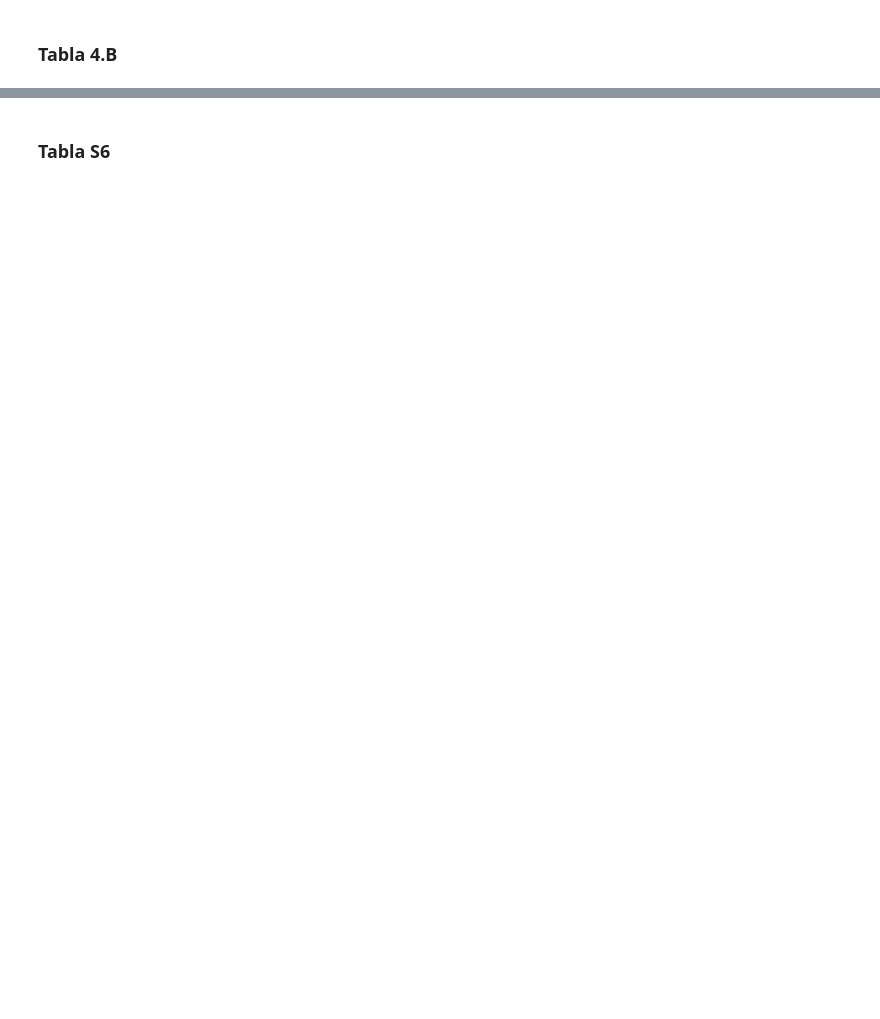
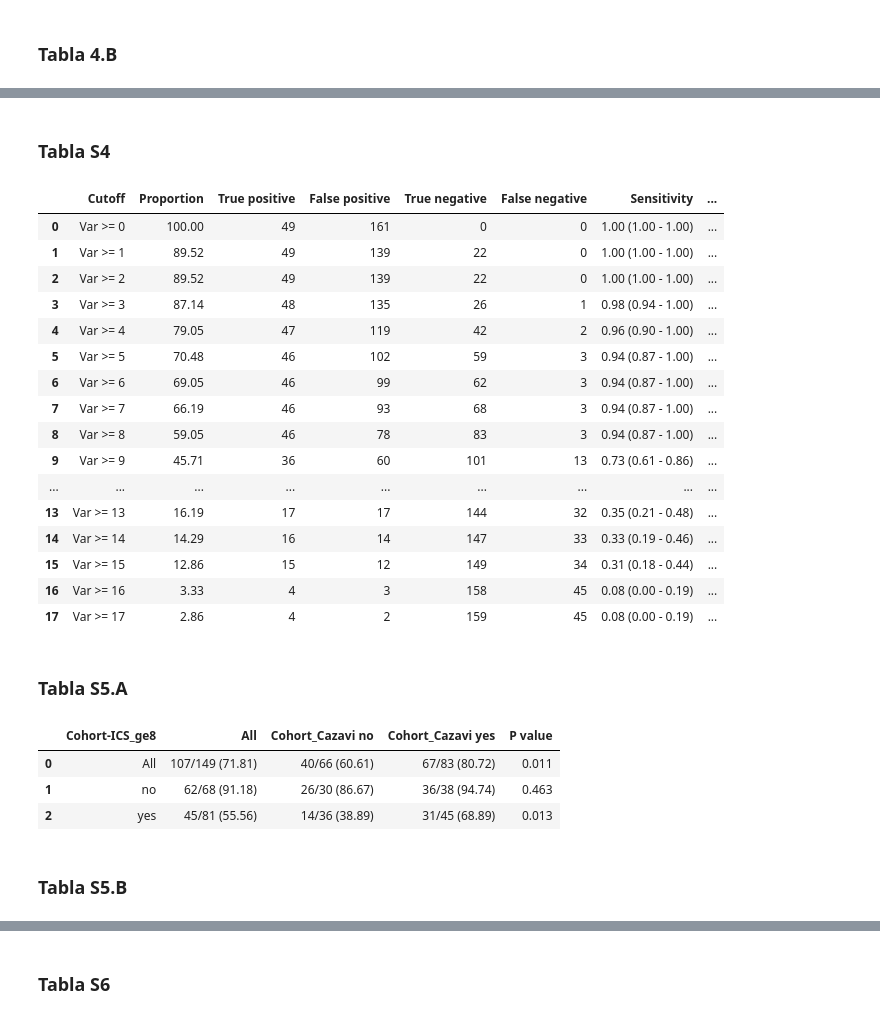
Before and after one commit to JuantonioMS/pystats_utils_base, a Jupyter notebook: test.ipynb, the cells around one changed output, grey strips where cells are left out. Saved outputs shown, nothing was run; the diff lists cells and outputs as text; code cells hidden in the pictures; blank space fills up the shorter version.

Commit message:
New pipelines

```diff
--- a/test.ipynb
+++ b/test.ipynb
@@ -228,0 +340,61 @@ dtype: int64
+# %% [markdown]
+### Tabla S4
+# %%
+import pandas as pd
+
+dataframe = pd.read_excel("./test/database/database.xlsx")
+workDataframe = dataframe[dataframe["Cohort_Global"] == "yes"]
+
+from pystats_utils.pipeline import CutoffTable
+
+result = CutoffTable(dataframe = workDataframe,
+                    classVariable = "Mortality_31d",
+                    targetVariable = "ICS_SOT_score").run()
+
+result.to_excel("tabla_S4_raw.xlsx")
+result
+# %% [output]
+|  | Cutoff | Proportion | True positive | False positive | True negative | False negative | Sensitivity | ... |
+| 0 | Var >= 0 | 100.00 | 49 | 161 | 0 | 0 | 1.00 (1.00 - 1.00) | ... |
+| 1 | Var >= 1 | 89.52 | 49 | 139 | 22 | 0 | 1.00 (1.00 - 1.00) | ... |
+| 2 | Var >= 2 | 89.52 | 49 | 139 | 22 | 0 | 1.00 (1.00 - 1.00) | ... |
+| 3 | Var >= 3 | 87.14 | 48 | 135 | 26 | 1 | 0.98 (0.94 - 1.00) | ... |
+| 4 | Var >= 4 | 79.05 | 47 | 119 | 42 | 2 | 0.96 (0.90 - 1.00) | ... |
+| 5 | Var >= 5 | 70.48 | 46 | 102 | 59 | 3 | 0.94 (0.87 - 1.00) | ... |
+| 6 | Var >= 6 | 69.05 | 46 | 99 | 62 | 3 | 0.94 (0.87 - 1.00) | ... |
+| 7 | Var >= 7 | 66.19 | 46 | 93 | 68 | 3 | 0.94 (0.87 - 1.00) | ... |
+| 8 | Var >= 8 | 59.05 | 46 | 78 | 83 | 3 | 0.94 (0.87 - 1.00) | ... |
+| 9 | Var >= 9 | 45.71 | 36 | 60 | 101 | 13 | 0.73 (0.61 - 0.86) | ... |
+| ... | ... | ... | ... | ... | ... | ... | ... | ... |
+| 13 | Var >= 13 | 16.19 | 17 | 17 | 144 | 32 | 0.35 (0.21 - 0.48) | ... |
+| 14 | Var >= 14 | 14.29 | 16 | 14 | 147 | 33 | 0.33 (0.19 - 0.46) | ... |
+| 15 | Var >= 15 | 12.86 | 15 | 12 | 149 | 34 | 0.31 (0.18 - 0.44) | ... |
+| 16 | Var >= 16 | 3.33 | 4 | 3 | 158 | 45 | 0.08 (0.00 - 0.19) | ... |
+| 17 | Var >= 17 | 2.86 | 4 | 2 | 159 | 45 | 0.08 (0.00 - 0.19) | ... |
+# %% [markdown]
+### Tabla S5.A
+# %%
+import pandas as pd
+
+dataframe = pd.read_excel("./test/database/database.xlsx")
+workDataframe = dataframe[dataframe["Cohort_Treatment"] == "yes"]
+
+from pystats_utils.pipeline import ExtendedContingencyTable
+
+workDataframe["ICS_ge8"] = workDataframe.ICS_SOT_score >= 8
+workDataframe["ICS_ge8"] = workDataframe["ICS_ge8"].replace(True, "yes").replace(False, "no")
+
+result = ExtendedContingencyTable(dataframe = workDataframe,
+                                  classVariable = "Cohort_Cazavi",
+                                  targetVariable = "Clinical_success_14d",
+                                  cohortVariable = "ICS_ge8").run()
+
+result.to_excel("tabla_S5a_raw.xlsx")
+result
+# %% [output]
+|  | Cohort-ICS_ge8 | All | Cohort_Cazavi no | Cohort_Cazavi yes | P value |
+| 0 | All | 107/149 (71.81) | 40/66 (60.61) | 67/83 (80.72) | 0.011 |
+| 1 | no | 62/68 (91.18) | 26/30 (86.67) | 36/38 (94.74) | 0.463 |
+| 2 | yes | 45/81 (55.56) | 14/36 (38.89) | 31/45 (68.89) | 0.013 |
+# %% [markdown]
+### Tabla S5.B
```
Also changed, not shown: parts of 52 cells of this notebook, 11 other files.
